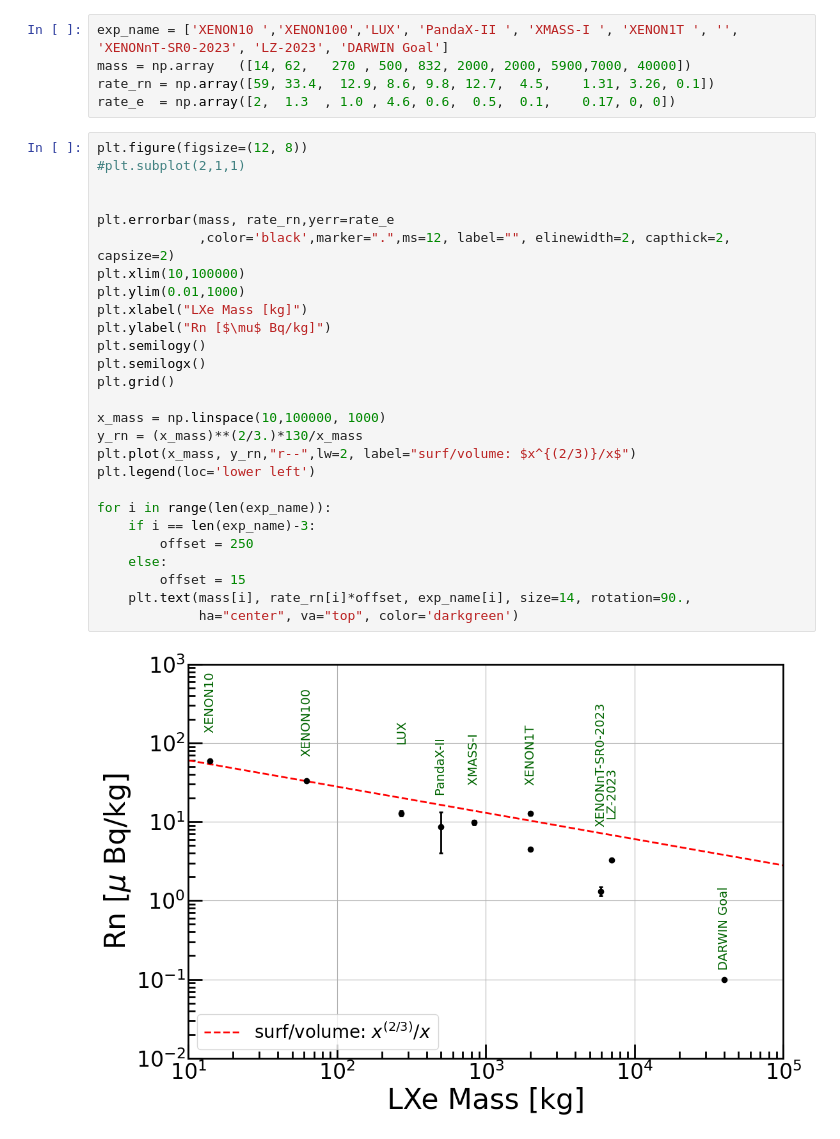
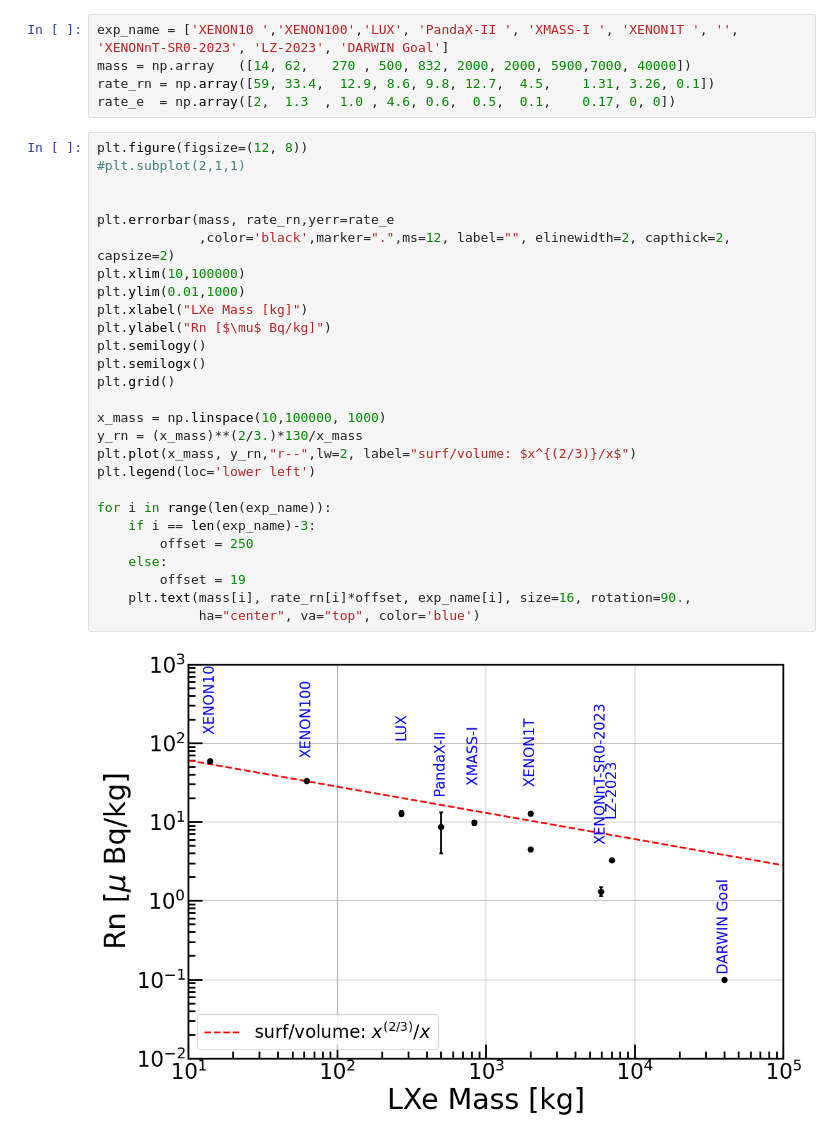
Before and after one commit to masaki-yamashita/public, a Jupyter notebook: Rn/experiments/plot_rn_bg_experiments.ipynb, the cells around one changed output. Cells and saved outputs as stored; diff of their text form.

```diff
--- a/Rn/experiments/plot_rn_bg_experiments.ipynb
+++ b/Rn/experiments/plot_rn_bg_experiments.ipynb
@@ -41,29 +41,29 @@ rate_e  = np.array([2,  1.3  , 1.0 , 4.6, 0.6,  0.5,  0.1,    0.17, 0, 0])
 # %%
 plt.figure(figsize=(12, 8))
 #plt.subplot(2,1,1)
 
 
 plt.errorbar(mass, rate_rn,yerr=rate_e
              ,color='black',marker=".",ms=12, label="", elinewidth=2, capthick=2, capsize=2)
 plt.xlim(10,100000)
 plt.ylim(0.01,1000)
 plt.xlabel("LXe Mass [kg]")
 plt.ylabel("Rn [$\mu$ Bq/kg]")
 plt.semilogy()
 plt.semilogx()
 plt.grid()
 
 x_mass = np.linspace(10,100000, 1000)
 y_rn = (x_mass)**(2/3.)*130/x_mass
 plt.plot(x_mass, y_rn,"r--",lw=2, label="surf/volume: $x^{(2/3)}/x$")
 plt.legend(loc='lower left')
 
 for i in range(len(exp_name)):
     if i == len(exp_name)-3:
         offset = 250
     else:
-        offset = 15
-    plt.text(mass[i], rate_rn[i]*offset, exp_name[i], size=14, rotation=90.,
-             ha="center", va="top", color='darkgreen')
+        offset = 19
+    plt.text(mass[i], rate_rn[i]*offset, exp_name[i], size=16, rotation=90.,
+             ha="center", va="top", color='blue')
 # %% [output]
-[figure, old version]
+[figure, new version]
```
